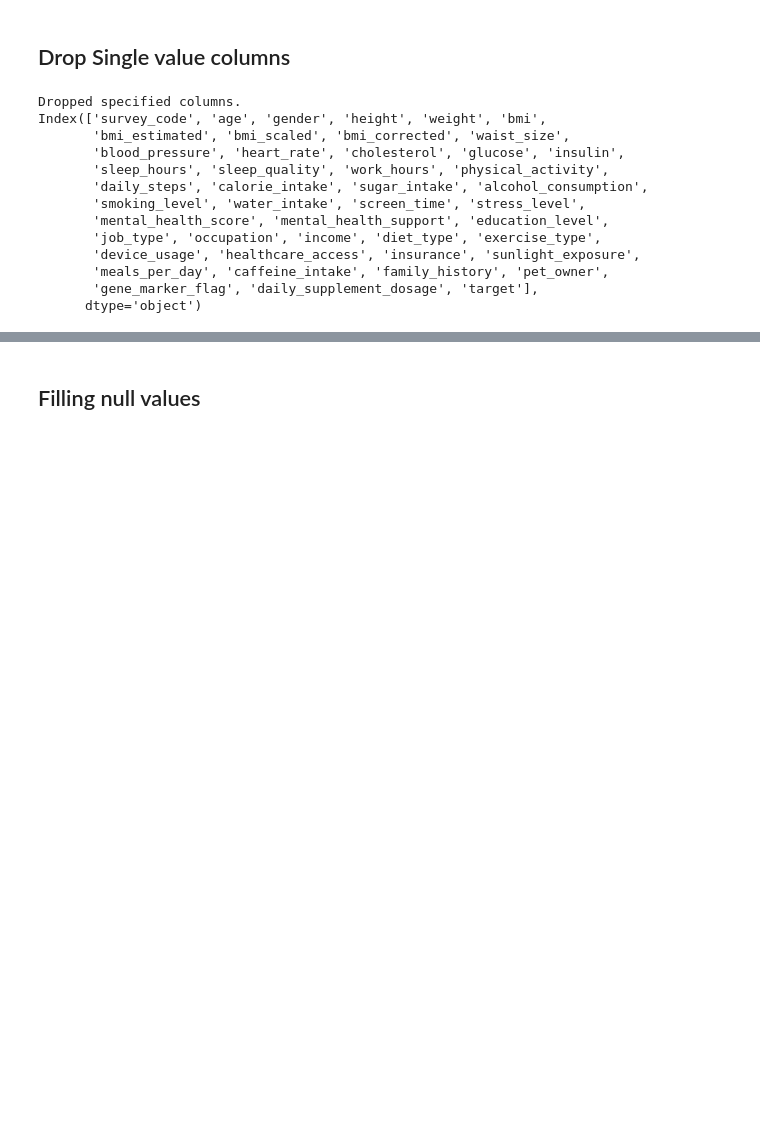
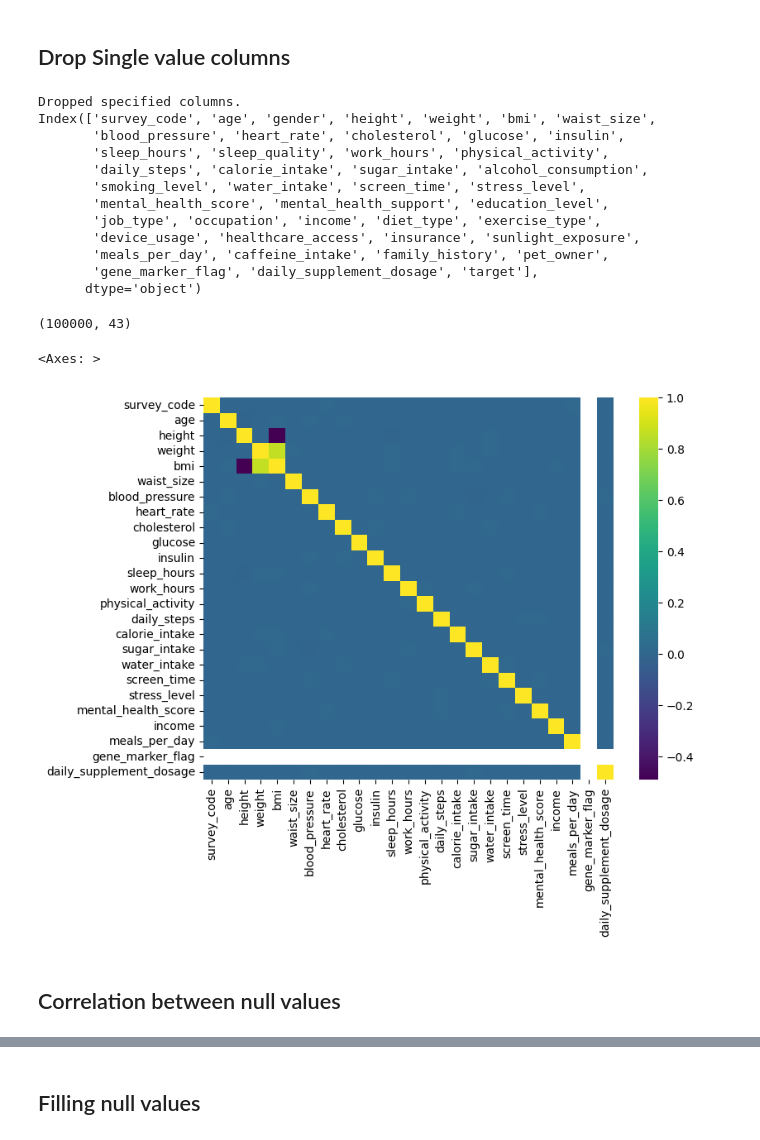
Before and after one commit to OmerTurk1/General-Health-Data-Analysis-and-Management, a Jupyter notebook: health_lifestyle_classification.ipynb, the cells around one changed output, grey strips where cells are left out. Saved outputs shown, nothing was run; the diff lists cells and outputs as text; code cells hidden in the pictures; blank space fills up the shorter version.

Commit message:
vol 2.0 - started to fill null values, added the link of dataset

```diff
--- a/health_lifestyle_classification.ipynb
+++ b/health_lifestyle_classification.ipynb
@@ -241,0 +243,8 @@ we could not see any correlation of values between features with null values.
+# %%
+hcc = ["bmi_estimated","bmi_scaled","bmi_corrected"]
+if all(col in health_df.columns for col in hcc):
+    health_df = health_df.drop(columns=hcc)
+    print("Dropped specified columns.")
+else:
+    print("Not all specified columns were present.")
+print(health_df.columns)
@@ -251,8 +274,7 @@ else:
 print(health_df.columns)
 # %% [output]
 Dropped specified columns.
-Index(['survey_code', 'age', 'gender', 'height', 'weight', 'bmi',
-       'bmi_estimated', 'bmi_scaled', 'bmi_corrected', 'waist_size',
+Index(['survey_code', 'age', 'gender', 'height', 'weight', 'bmi', 'waist_size',
        'blood_pressure', 'heart_rate', 'cholesterol', 'glucose', 'insulin',
        'sleep_hours', 'sleep_quality', 'work_hours', 'physical_activity',
        'daily_steps', 'calorie_intake', 'sugar_intake', 'alcohol_consumption',
@@ -263,3 +285,17 @@ Index(['survey_code', 'age', 'gender', 'height', 'weight', 'bmi',
        'meals_per_day', 'caffeine_intake', 'family_history', 'pet_owner',
        'gene_marker_flag', 'daily_supplement_dosage', 'target'],
       dtype='object')
+# %%
+health_df.shape
+# %% [output]
+(100000, 43)
+# %%
+health_df_numeric = health_df.select_dtypes(include=[np.number])
+corr_matrix = health_df_numeric.corr()
+plt.figure(figsize=(8, 6))
+sns.heatmap(corr_matrix, cmap='viridis')
+# %% [output]
+<Axes: >
+[figure, added]
+# %% [markdown]
+## Correlation between null values
```
Also changed, not shown: parts of 15 cells of this notebook.
